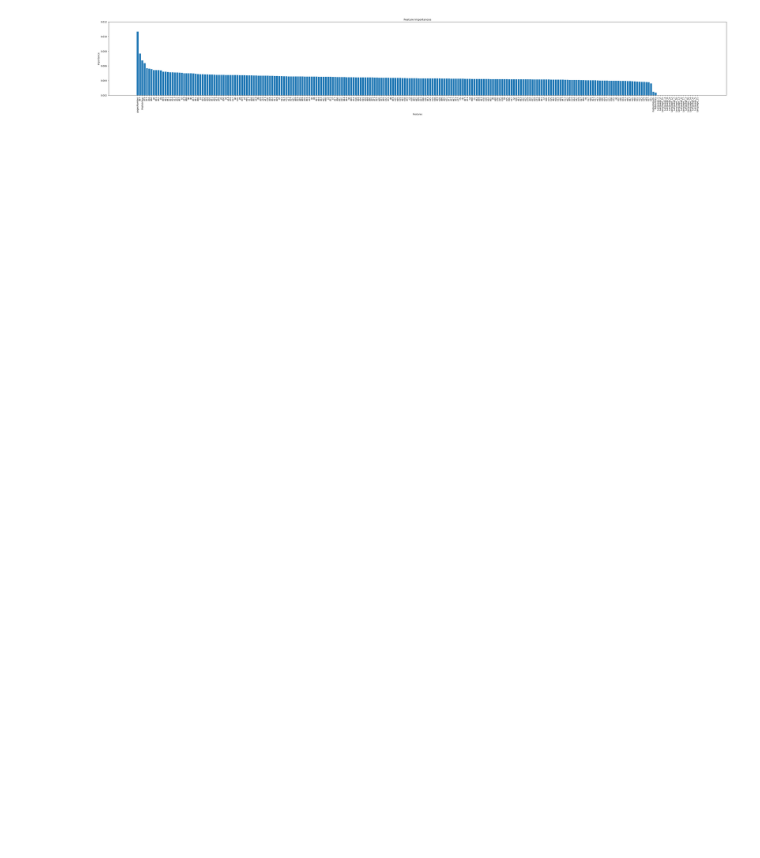
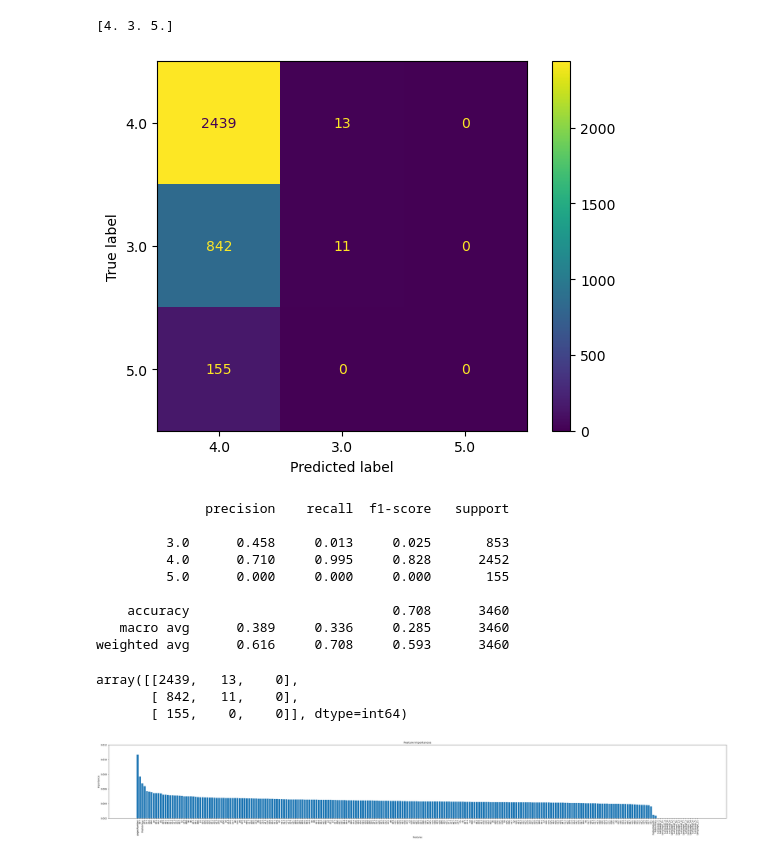
Before and after one commit to lzrobinson/Machine-Learning-Project-2, a Jupyter notebook: randomForest.ipynb, the cells around one changed output. Drawn from its saved outputs; the diff is of its cells as text; code cells hidden in the pictures; blank space fills up the shorter version.

```diff
--- a/randomForest.ipynb
+++ b/randomForest.ipynb
@@ -163,3 +161,37 @@ Accuracy: 0.7063583815028902
+# %%
+def confusion_matrix_plot(y_pred, ys):
+
+    labels = ys.unique()
+    print(labels)
+
+    cm = confusion_matrix(ys, y_pred, labels = labels)
+
+
+    disp = ConfusionMatrixDisplay(confusion_matrix=cm, display_labels=labels)
+    disp.plot()
+    plt.show()
+
+    evalMetrics = classification_report(ys, y_pred, digits=3)
+    print(evalMetrics)
+
+    return cm
+# %%
+confusion_matrix_plot(predictions, y_test.reset_index()['rating_label'])
+# %% [output]
+[4. 3. 5.]
+[figure, added]
+              precision    recall  f1-score   support
+
+         3.0      0.458     0.013     0.025       853
+         4.0      0.710     0.995     0.828      2452
+         5.0      0.000     0.000     0.000       155
+
+    accuracy                          0.708      3460
+   macro avg      0.389     0.336     0.285      3460
+weighted avg      0.616     0.708     0.593      3460
+array([[2439,   13,    0],
+       [ 842,   11,    0],
+       [ 155,    0,    0]], dtype=int64)
 # %%
 feature_importances = rf.feature_importances_
 
```
Also changed, not shown: parts of 11 cells of this notebook, 4 other files.
